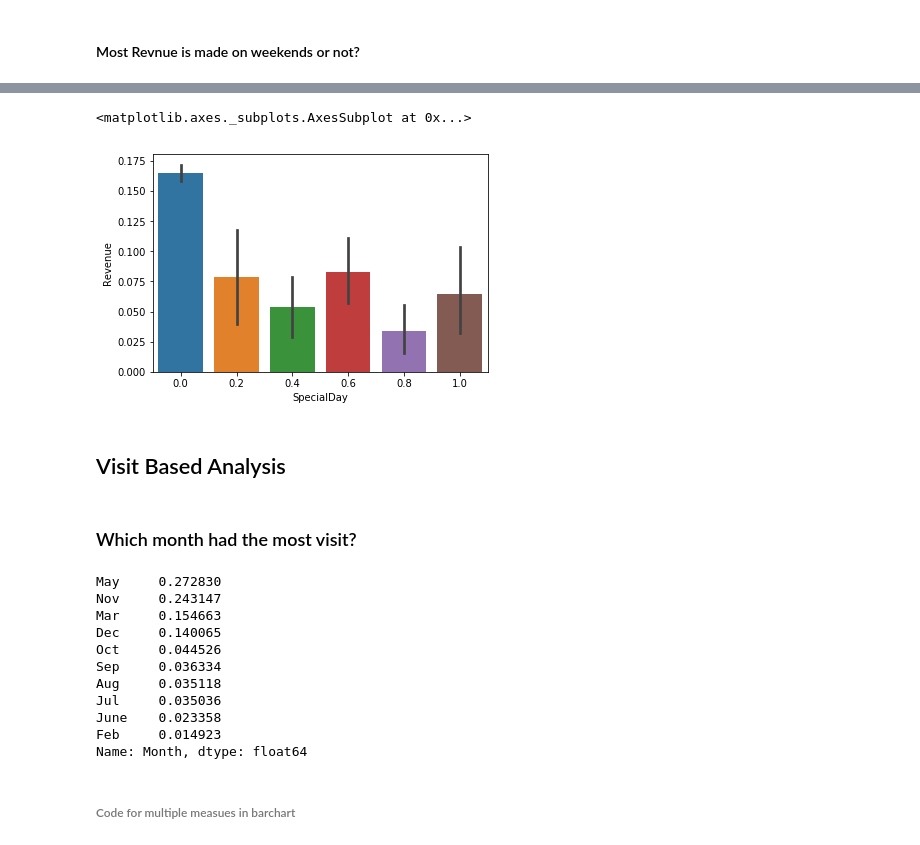
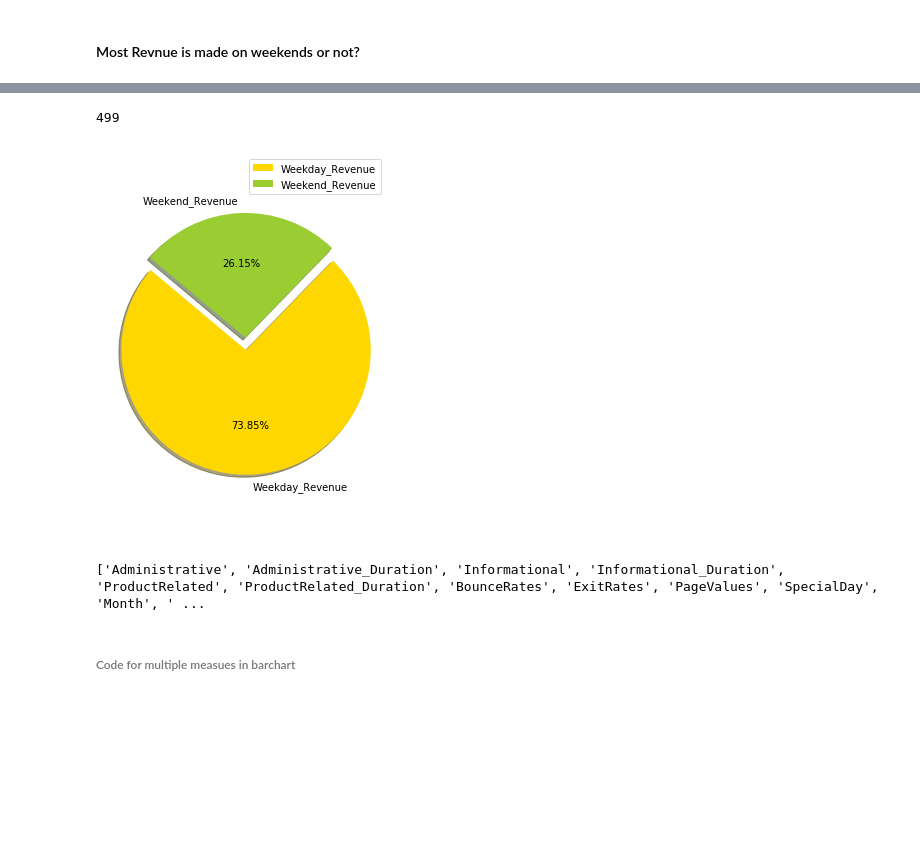
Before and after one commit to nghane/Machine-Learning, a Jupyter notebook: OnlineShopperIntentionDataAnalysisAndModeling.ipynb, the cells around one changed output, grey strips where cells are left out. Saved outputs shown, nothing was run; the diff lists cells and outputs as text; code cells hidden in the pictures; blank space fills up the shorter version.

```diff
--- a/OnlineShopperIntentionDataAnalysisAndModeling.ipynb
+++ b/OnlineShopperIntentionDataAnalysisAndModeling.ipynb
@@ -139,26 +82,34 @@ sns.barplot(x="Month", y="SpecialDay", hue = "Revenue",data=data)
-# %%
-sns.barplot(x="SpecialDay", y="Revenue", data = data)
-# %% [output]
-<matplotlib.axes._subplots.AxesSubplot at 0x...>
-[figure, removed]
-# %% [markdown]
-## Visit Based Analysis
-# %% [markdown]
-### Which month had the most visit?
-# %%
-data.Month.value_counts()/data.shape[0]
-# %% [output]
-May     0.272830
-Nov     0.243147
-Mar     0.154663
-Dec     0.140065
-Oct     0.044526
-Sep     0.036334
-Aug     0.035118
-Jul     0.035036
-June    0.023358
-Feb     0.014923
-Name: Month, dtype: float64
+# %%
+cnt = 0
+for index, row in data.iterrows():
+    for i in row.index.tolist():
+        if ((i == "Weekend")&(row[i] == True)) & (row["Revenue"] == True) == True:
+            cnt+=1
+cnt
+# %% [output]
+499
+# %%
+Weekend_Revenue = data[(data.Revenue == True) & (data.Weekend == True)].shape[0] / data[data.Revenue == True].shape[0]
+Weekday_Revenue = data[(data.Revenue == True) & (data.Weekend == False)].shape[0] / data[data.Revenue == True].shape[0]
+label = ["Weekday_Revenue", "Weekend_Revenue"]
+size = [Weekday_Revenue, Weekend_Revenue]
+
+# Plot
+plt.figure(figsize=(5,7))
+plt.pie(size, explode=explode, labels=label, colors=colors, shadow=True, startangle=140, autopct=make_autopct(size))
+plt.legend(patches, label, loc="upper right")
+plt.axis('equal')
+plt.show()
+# %% [output]
+[figure, added]
+# %%
+cnt = 0
+for index, row in data.iterrows():
+    l = row.index.tolist()
+
+print (l)
+# %% [output]
+['Administrative', 'Administrative_Duration', 'Informational', 'Informational_Duration', 'ProductRelated', 'ProductRelated_Duration', 'BounceRates', 'ExitRates', 'PageValues', 'SpecialDay', 'Month', ' ...
 # %% [markdown]
 ###### Code for multiple measues in barchart
 # %%
```
Also changed, not shown: parts of 74 cells of this notebook.
